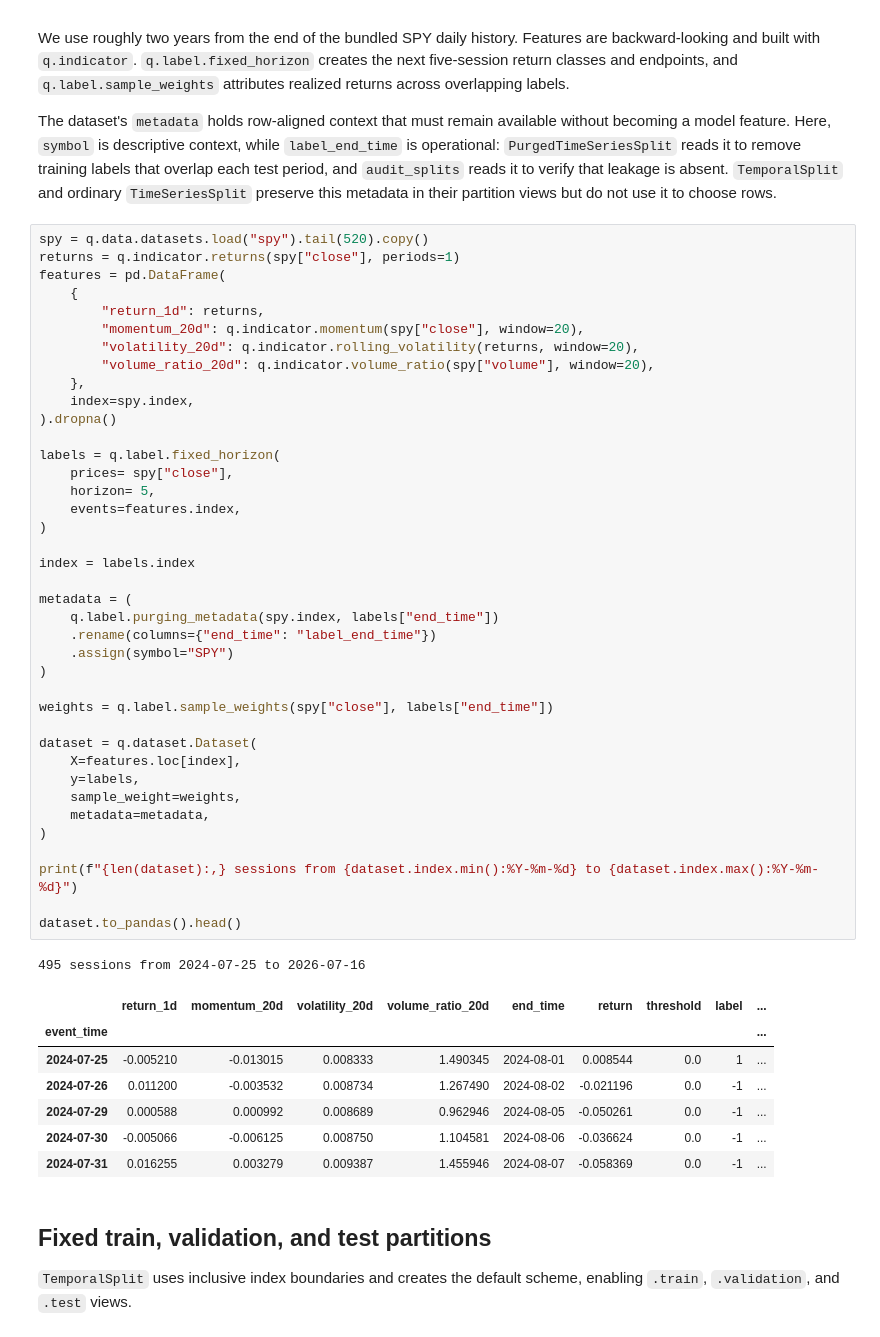
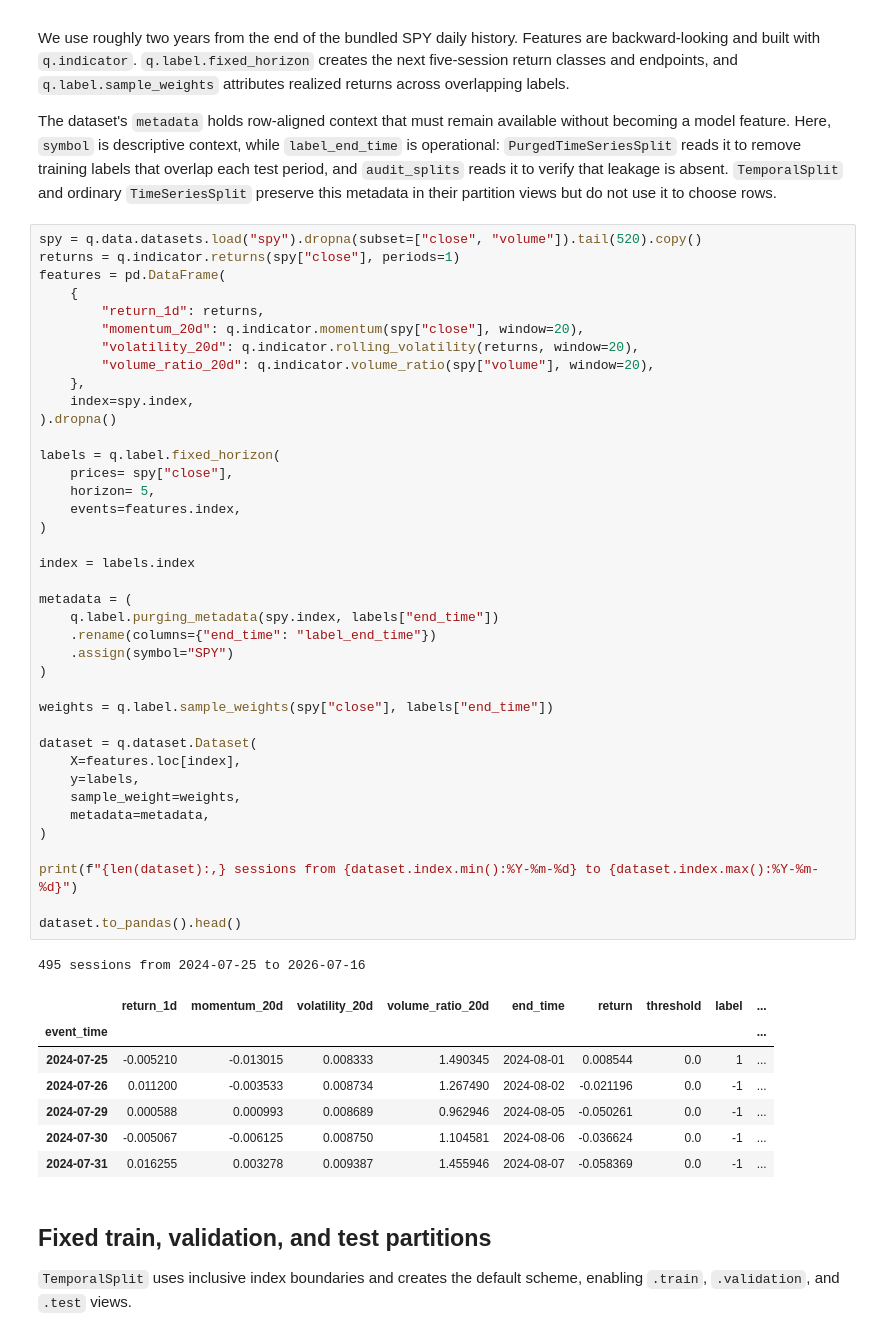
Before and after one commit to quantbert/qrt, a Jupyter notebook: docs/dataset/splitting.ipynb, the cells around one changed output. Cells and saved outputs as stored; diff of their text form.

```diff
--- a/docs/dataset/splitting.ipynb
+++ b/docs/dataset/splitting.ipynb
@@ -24,7 +24,7 @@ We use roughly two years from the end of the bundled SPY daily history. Features
 
 The dataset's `metadata` holds row-aligned context that must remain available without becoming a model feature. Here, `symbol` is descriptive context, while `label_end_time` is operational: `PurgedTimeSeriesSplit` reads it to remove training labels that overlap each test period, and `audit_splits` reads it to verify that leakage is absent. `TemporalSplit` and ordinary `TimeSeriesSplit` preserve this metadata in their partition views but do not use it to choose rows.
 # %%
-spy = q.data.datasets.load("spy").tail(520).copy()
+spy = q.data.datasets.load("spy").dropna(subset=["close", "volume"]).tail(520).copy()
 returns = q.indicator.returns(spy["close"], periods=1)
 features = pd.DataFrame(
     {
@@ -40,37 +40,37 @@ labels = q.label.fixed_horizon(
     prices= spy["close"],
     horizon= 5,
     events=features.index,
 )
 
 index = labels.index
 
 metadata = (
     q.label.purging_metadata(spy.index, labels["end_time"])
     .rename(columns={"end_time": "label_end_time"})
     .assign(symbol="SPY")
 )
 
 weights = q.label.sample_weights(spy["close"], labels["end_time"])
 
 dataset = q.dataset.Dataset(
     X=features.loc[index],
     y=labels,
     sample_weight=weights,
     metadata=metadata,
 )
 
 print(f"{len(dataset):,} sessions from {dataset.index.min():%Y-%m-%d} to {dataset.index.max():%Y-%m-%d}")
 
 dataset.to_pandas().head()
 # %% [output]
 495 sessions from 2024-07-25 to 2026-07-16
 |  | return_1d | momentum_20d | volatility_20d | volume_ratio_20d | end_time | return | threshold | label | ... |
 | event_time |  |  |  |  |  |  |  |  | ... |
 | 2024-07-25 | -0.005210 | -0.013015 | 0.008333 | 1.490345 | 2024-08-01 | 0.008544 | 0.0 | 1 | ... |
-| 2024-07-26 | 0.011200 | -0.003532 | 0.008734 | 1.267490 | 2024-08-02 | -0.021196 | 0.0 | -1 | ... |
-| 2024-07-29 | 0.000588 | 0.000992 | 0.008689 | 0.962946 | 2024-08-05 | -0.050261 | 0.0 | -1 | ... |
-| 2024-07-30 | -0.005066 | -0.006125 | 0.008750 | 1.104581 | 2024-08-06 | -0.036624 | 0.0 | -1 | ... |
-| 2024-07-31 | 0.016255 | 0.003279 | 0.009387 | 1.455946 | 2024-08-07 | -0.058369 | 0.0 | -1 | ... |
+| 2024-07-26 | 0.011200 | -0.003533 | 0.008734 | 1.267490 | 2024-08-02 | -0.021196 | 0.0 | -1 | ... |
+| 2024-07-29 | 0.000588 | 0.000993 | 0.008689 | 0.962946 | 2024-08-05 | -0.050261 | 0.0 | -1 | ... |
+| 2024-07-30 | -0.005067 | -0.006125 | 0.008750 | 1.104581 | 2024-08-06 | -0.036624 | 0.0 | -1 | ... |
+| 2024-07-31 | 0.016255 | 0.003278 | 0.009387 | 1.455946 | 2024-08-07 | -0.058369 | 0.0 | -1 | ... |
 # %% [markdown]
 ## Fixed train, validation, and test partitions
 
```
Also changed, not shown: 21 other files.
